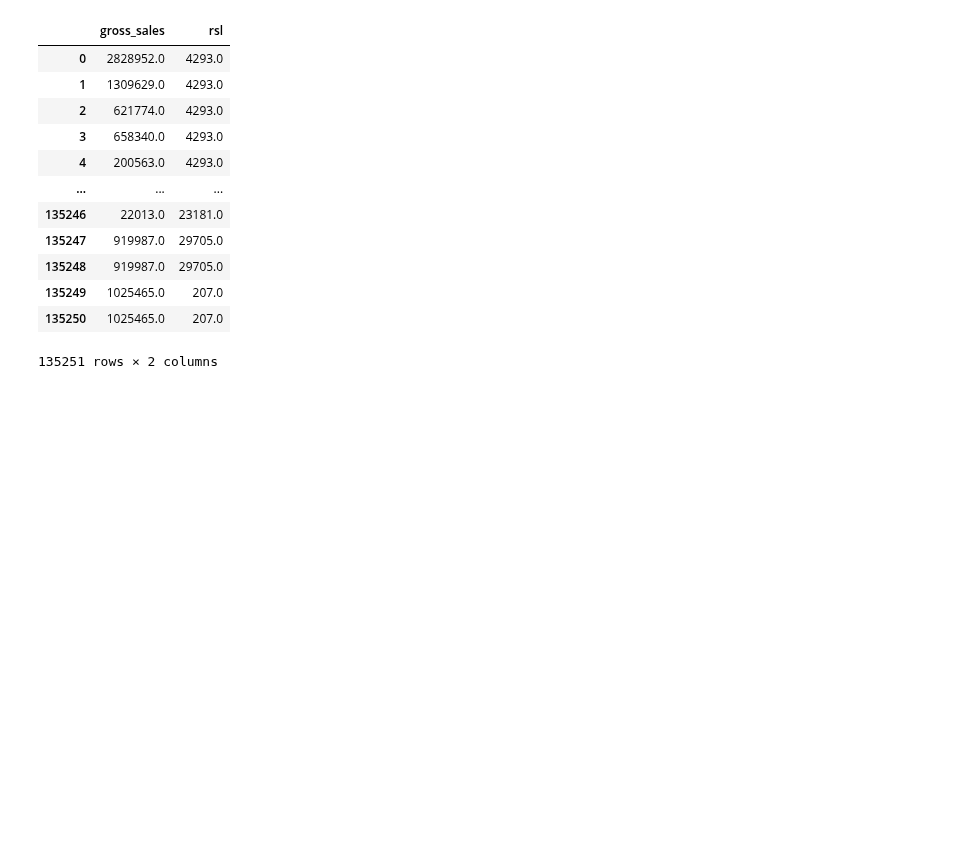
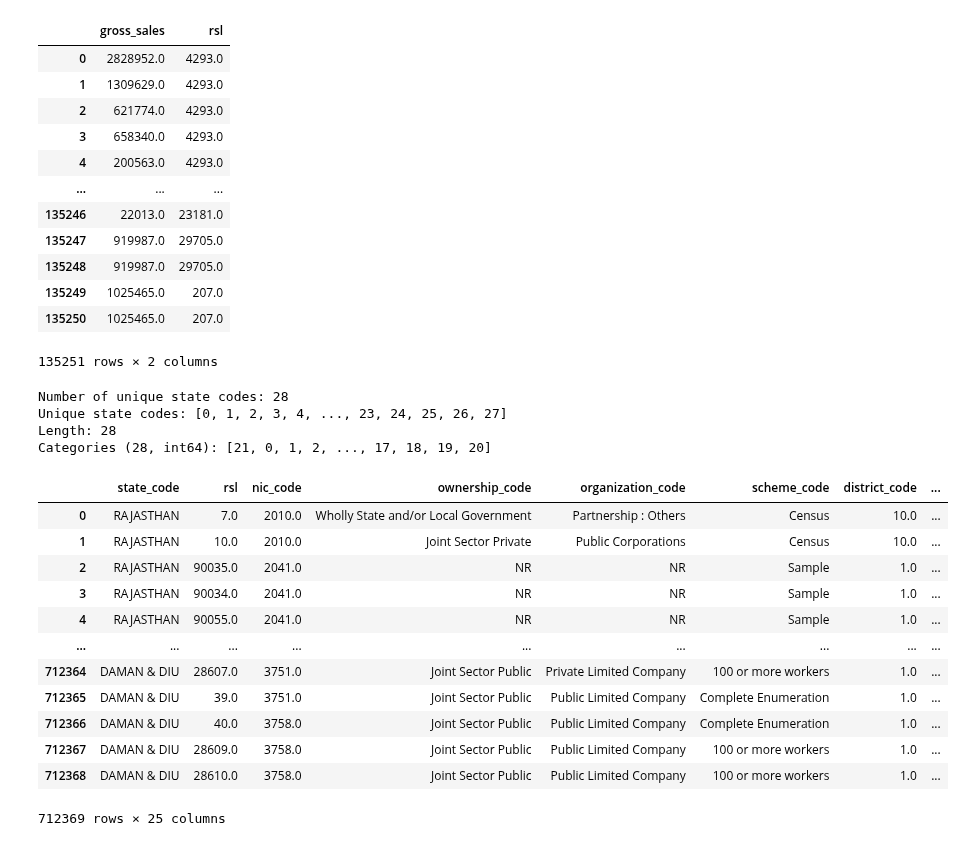
Before and after one commit to kabeerbora/1980s_delin, a Jupyter notebook: 1980s_delicensing.ipynb, the cells around one changed output. Saved outputs shown, nothing was run; the diff lists cells and outputs as text; code cells hidden in the pictures; blank space fills up the shorter version.

```diff
--- a/1980s_delicensing.ipynb
+++ b/1980s_delicensing.ipynb
@@ -609,3 +602,34 @@ df_1989 = df_1.merge(df_2, on='rsl', how='outer') \
             .merge(df_3, on='rsl', how='outer') \
             .merge(df_4, on='rsl', how='outer') \
             .merge(df_5, on='rsl', how='outer')
+# %%
+num_unique_states = df['state_code'].nunique()
+print(f"Number of unique state codes: {num_unique_states}")
+unique_state_codes = df['State'].unique()
+print(f"Unique state codes: {unique_state_codes}")
+# %% [output]
+Number of unique state codes: 28
+Unique state codes: [0, 1, 2, 3, 4, ..., 23, 24, 25, 26, 27]
+Length: 28
+Categories (28, int64): [21, 0, 1, 2, ..., 17, 18, 19, 20]
+# %%
+df['state_code'] = df['state_code'].replace(['Daman and Diu'], 'DAMAN  &  DIU')
+df['state_code'] = df['state_code'].replace(['Dadra & Nagar Haveli'], 'DADRA  AND  NAGAR  HAVELI')
+# %%
+unique_state_codes = df['state_code'].unique()
+state_mapping = {code: i for i, code in enumerate(unique_state_codes)}
+df['State'] = df['state_code'].map(state_mapping)
+# %% [output]
+|  | state_code | rsl | nic_code | ownership_code | organization_code | scheme_code | district_code | ... |
+| 0 | RAJASTHAN | 7.0 | 2010.0 | Wholly State and/or Local Government | Partnership : Others | Census | 10.0 | ... |
+| 1 | RAJASTHAN | 10.0 | 2010.0 | Joint Sector Private | Public Corporations | Census | 10.0 | ... |
+| 2 | RAJASTHAN | 90035.0 | 2041.0 | NR | NR | Sample | 1.0 | ... |
+| 3 | RAJASTHAN | 90034.0 | 2041.0 | NR | NR | Sample | 1.0 | ... |
+| 4 | RAJASTHAN | 90055.0 | 2041.0 | NR | NR | Sample | 1.0 | ... |
+| ... | ... | ... | ... | ... | ... | ... | ... | ... |
+| 712364 | DAMAN & DIU | 28607.0 | 3751.0 | Joint Sector Public | Private Limited Company | 100 or more workers | 1.0 | ... |
+| 712365 | DAMAN & DIU | 39.0 | 3751.0 | Joint Sector Public | Public Limited Company | Complete Enumeration | 1.0 | ... |
+| 712366 | DAMAN & DIU | 40.0 | 3758.0 | Joint Sector Public | Public Limited Company | Complete Enumeration | 1.0 | ... |
+| 712367 | DAMAN & DIU | 28609.0 | 3758.0 | Joint Sector Public | Public Limited Company | 100 or more workers | 1.0 | ... |
+| 712368 | DAMAN & DIU | 28610.0 | 3758.0 | Joint Sector Public | Public Limited Company | 100 or more workers | 1.0 | ... |
+712369 rows × 25 columns
```
Also changed, not shown: parts of 15 cells of this notebook.
